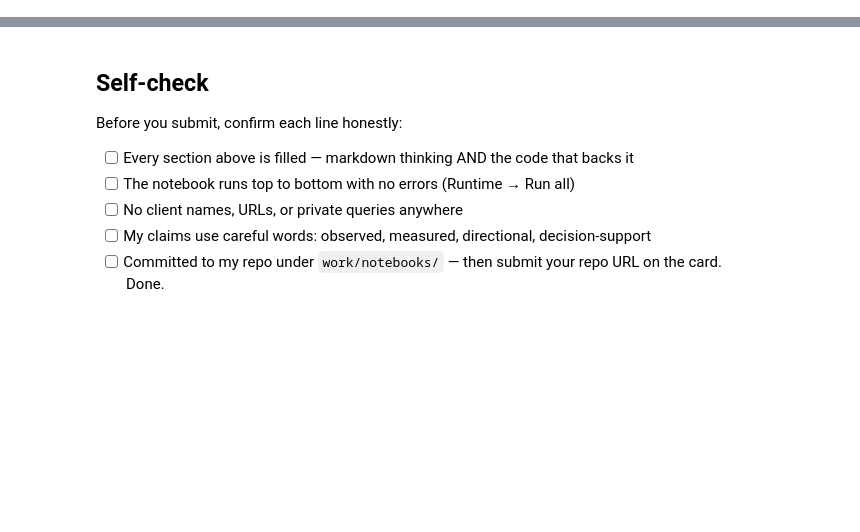
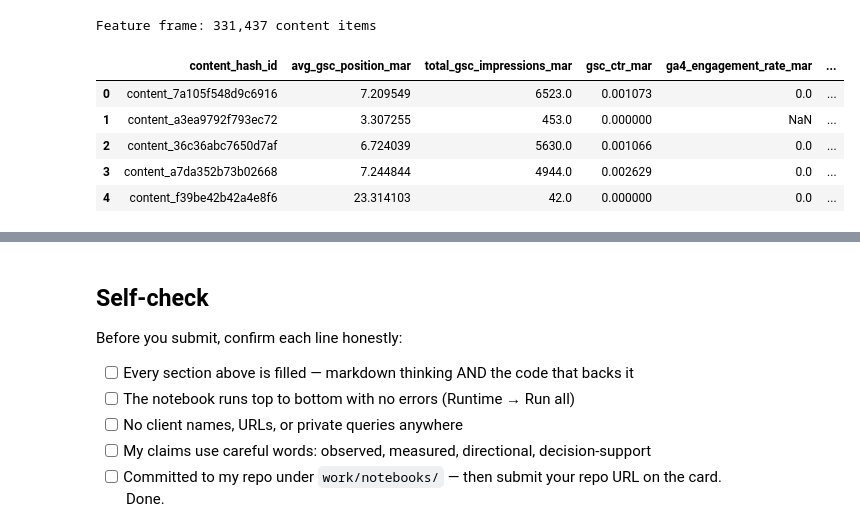
Before and after one commit to saadtalat111/flyrank, a Jupyter notebook: work/notebooks/w03_data_contract.ipynb, the cells around one changed output, grey strips where cells are left out. Drawn from its saved outputs; the diff is of its cells as text; code cells hidden in the pictures; blank space fills up the shorter version.

```diff
--- a/work/notebooks/w03_data_contract.ipynb
+++ b/work/notebooks/w03_data_contract.ipynb
@@ -22,0 +23,21 @@ This skeleton is yours to fill. Work the sections **in order** — each one has
+# %%
+# --- Connect to the FlyRank warehouse (Hugging Face, gated, read-only) ---
+# Docs: https://huggingface.co/datasets/FlyRank/internship-warehouse
+import duckdb
+
+from google.colab import userdata
+HF_TOKEN = userdata.get("HF_TOKEN")  # never paste the token itself in a cell — this repo is public
+
+con = duckdb.connect()
+con.execute(f"CREATE SECRET (TYPE huggingface, TOKEN '{HF_TOKEN}')")
+
+WAREHOUSE = "hf://datasets/FlyRank/internship-warehouse"
+MONTH = "2026-03"  # mid-panel month — NEVER the _sample (that's June 2026, the sealed test month)
+LABEL_MONTH = "2026-04"  # the following month — used ONLY to build the label, never as a feature
+
+fact_path = f"{WAREHOUSE}/fact_content_daily_performance/month={MONTH}/*.parquet"
+fact_path_label = f"{WAREHOUSE}/fact_content_daily_performance/month={LABEL_MONTH}/*.parquet"
+
+# Look at real columns before assuming any exist — don't guess a schema.
+schema = con.sql(f"DESCRIBE SELECT * FROM read_parquet('{fact_path}')").df()
+print(schema.to_string(index=False))
@@ -36,0 +163,25 @@ This skeleton is yours to fill. Work the sections **in order** — each one has
+# %%
+# --- Build the five-feature frame (feature window only: March) ---
+features_mar = con.sql(f"""
+    SELECT
+        content_hash_id,
+        AVG(CASE WHEN gsc_avg_position > 0 THEN gsc_avg_position END) AS avg_gsc_position_mar,
+        SUM(gsc_impressions)                                          AS total_gsc_impressions_mar,
+        SUM(gsc_clicks) * 1.0 / NULLIF(SUM(gsc_impressions), 0)       AS gsc_ctr_mar,
+        SUM(CASE WHEN ga4_data_available THEN ga4_engaged_sessions END) * 1.0
+            / NULLIF(SUM(CASE WHEN ga4_data_available THEN ga4_sessions END), 0) AS ga4_engagement_rate_mar,
+        COUNT(*)                                                      AS n_days_observed_mar
+    FROM read_parquet('{fact_path}')
+    GROUP BY content_hash_id
+""").df()
+
+print(f"Feature frame: {len(features_mar):,} content items")
+features_mar.head()
+# %% [output]
+Feature frame: 331,437 content items
+|  | content_hash_id | avg_gsc_position_mar | total_gsc_impressions_mar | gsc_ctr_mar | ga4_engagement_rate_mar | ... |
+| 0 | content_7a105f548d9c6916 | 7.209549 | 6523.0 | 0.001073 | 0.0 | ... |
+| 1 | content_a3ea9792f793ec72 | 3.307255 | 453.0 | 0.000000 | NaN | ... |
+| 2 | content_36c36abc7650d7af | 6.724039 | 5630.0 | 0.001066 | 0.0 | ... |
+| 3 | content_a7da352b73b02668 | 7.244844 | 4944.0 | 0.002629 | 0.0 | ... |
+| 4 | content_f39be42b42a4e8f6 | 23.314103 | 42.0 | 0.000000 | 0.0 | ... |
```
Also changed, not shown: parts of 25 cells of this notebook.
